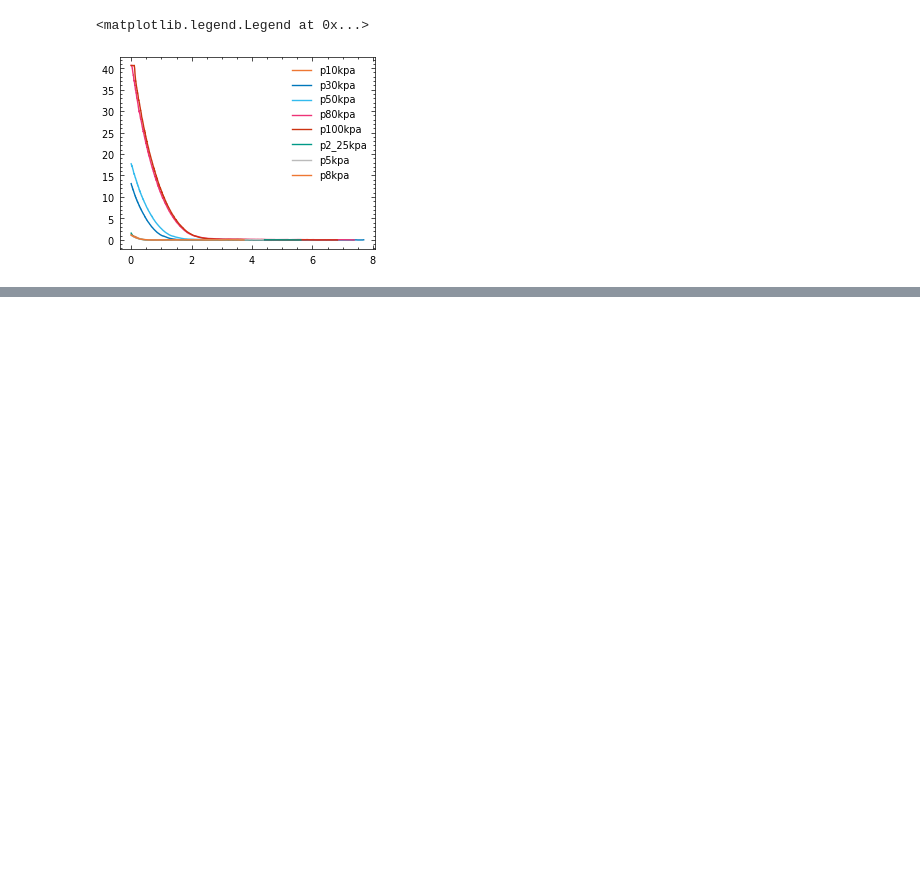
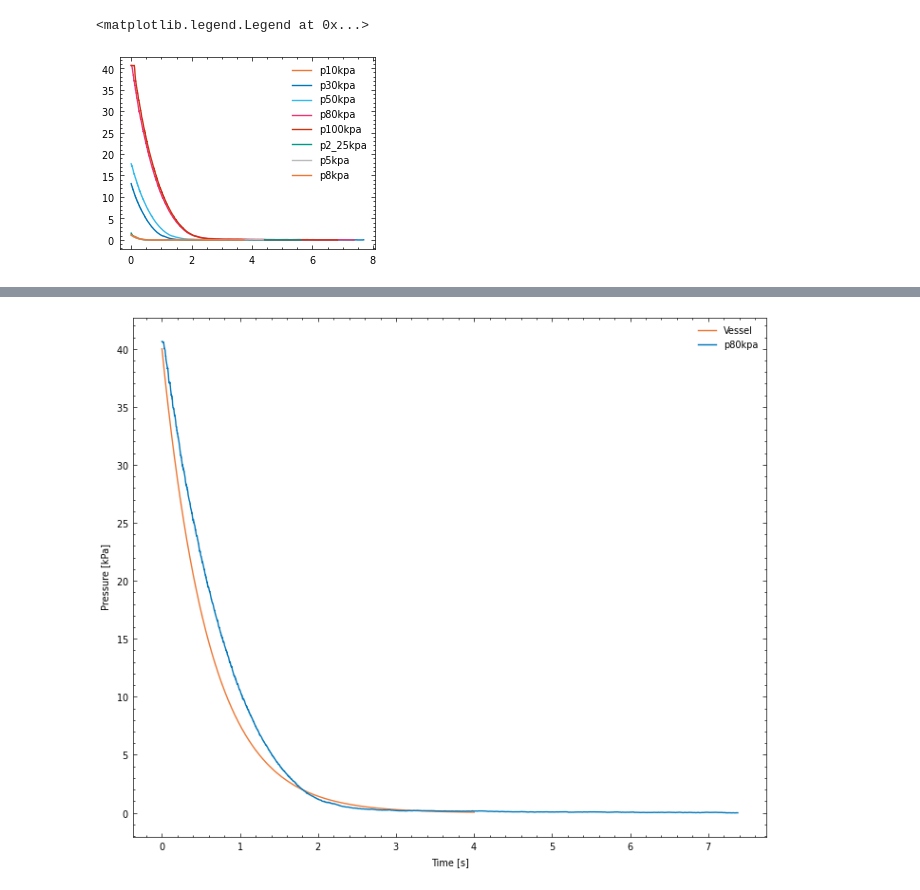
Before and after one commit to Olviel/Thermal_Soft_Robotics, a Jupyter notebook: Thermal_actuation/Experimental/Fluidic/Pressure_flow_plastic_bottle/main.ipynb, the cells around one changed output, grey strips where cells are left out. Cells and saved outputs as stored; diff of their text form; code cells hidden in the pictures; blank space fills up the shorter version.

```diff
--- a/Thermal_actuation/Experimental/Fluidic/Pressure_flow_plastic_bottle/main.ipynb
+++ b/Thermal_actuation/Experimental/Fluidic/Pressure_flow_plastic_bottle/main.ipynb
@@ -87,14 +87,15 @@ plt.plot(data[0][0]['Time'][:-indices[0][0]],data[0][0]['SSCDP05-3'][indices[0][
 [<matplotlib.lines.Line2D at 0x...>]
 [figure]
 # %%
+indices = []
 data[0][0]['SSCDP05-3']
 for i in range(len(data[0])):
     treshold=100
     difference=np.diff(data[0][i]['SSCDP05-3'])
-    indices = np.argmax(difference)
-    print(indices)
+    indices.append(np.argmax(difference))
+    print(indices[-1])
 
-    plt.plot(data[0][i]['Time'][:-(indices-100)],data[0][i]['SSCDP05-3'][(indices-100):]/1000,label=data[1]['Samplename'][i])
+    plt.plot(data[0][i]['Time'][:-(indices[i]-100)],data[0][i]['SSCDP05-3'][(indices[i]-100):]/1000,label=data[1]['Samplename'][i])
     #plt.plot(data[0][i]['Time'],data[0][i]['SSCDP05-3'],label = data[1]['Samplename'][i])
 
 plt.legend()
@@ -115,0 +124,41 @@ np.max(difference)
+# %%
+P_tank_0 = 1.40e5  # Initial pressure in first tank, Pa
+P_amb = 1e5  # Ambient pressure, Pa
+V_tank = 0.0015  # Volume of first tank, m^3
+R_valve = 400# Resistance of second valve, Pa.s/m^3
+
+# System of ODEs
+def dPdt(P, t):
+    P_tank= P[0]
+
+    # Flow and pressure from tank to amb
+    Q_tank_to_amb = (P_tank - P_amb) / R_valve
+    dP_tank_dt = -Q_tank_to_amb / V_tank
+
+    return [dP_tank_dt]
+
+# Time array for simulation
+t = np.linspace(0, 4,1000 )
+
+# Solve system of ODEs
+P_tank = odeint(dPdt, [P_tank_0], t)
+
+# Calculate flow rates Q1 and Q2
+
+plt.figure(figsize=(14, 6))
+
+plt.subplot(121)  # The first plot in a 1-row, 2-column configuration
+plt.plot(t, (P_tank-P_amb )/ 1e3, label='Vessel')  # Pressure in first tank, bar
+plt.plot(data[0][3]['Time'][:-(indices[3]-100)],data[0][3]['SSCDP05-3'][(indices[3]-100):]/1000,label=data[1]['Samplename'][3])
+
+#plt.axhline(P_amb/1e3,label='$P_{amb}$',color='green')
+plt.xlabel('Time [s]')
+#plt.ylim(0, 2)
+#plt.xlim(0,1)
+plt.ylabel('Pressure [kPa]')
+plt.legend()
+
+plt.tight_layout()
+plt.show()
+# %% [output]
+[figure, added]
```
Also changed, not shown: parts of 5 cells of this notebook.
